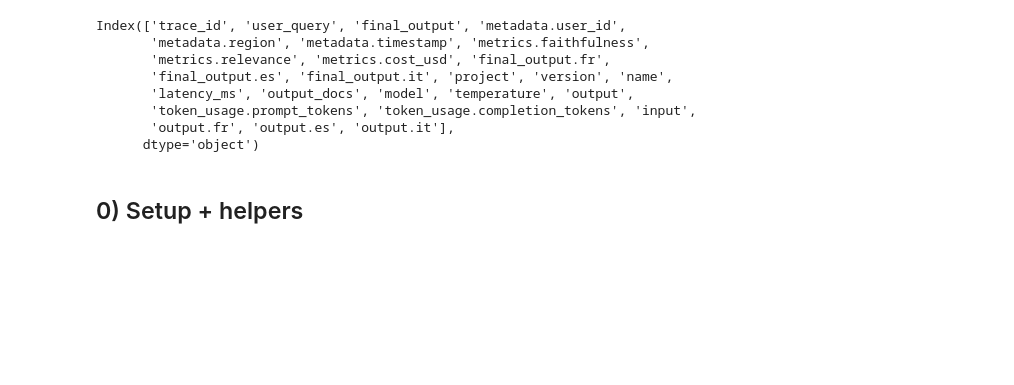
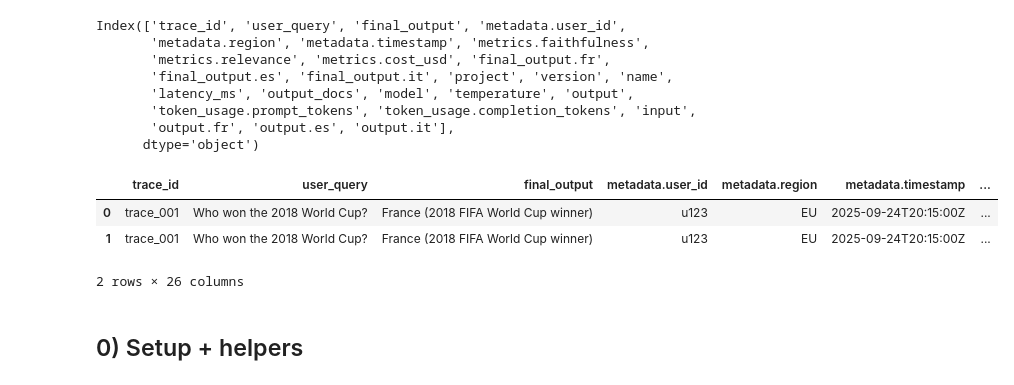
Before and after one commit to leotreguer/JSON_commands, a Jupyter notebook: JSON_debugger.ipynb, the cells around one changed output. Saved outputs shown, nothing was run; the diff lists cells and outputs as text; code cells hidden in the pictures; blank space fills up the shorter version.

```diff
--- a/JSON_debugger.ipynb
+++ b/JSON_debugger.ipynb
@@ -136,3 +136,30 @@ Index(['trace_id', 'user_query', 'final_output', 'metadata.user_id',
        'token_usage.prompt_tokens', 'token_usage.completion_tokens', 'input',
        'output.fr', 'output.es', 'output.it'],
       dtype='object')
+# %%
+
+
+# 1) Keep your original trace-level df
+input = steps_long.copy()
+column_to_handle = "output_docs"
+
+# 2) Coerce 'steps' to list (handles None or single dict)
+input[column_to_handle] = input[column_to_handle].apply(
+    lambda x: [] if x is None
+    else ([x] if isinstance(x, dict) else x)
+)
+
+# 3) One row per step
+output = (
+    input
+      .explode(column_to_handle)
+      .dropna(subset=[column_to_handle])
+      .reset_index(drop=True)      # <-- important for concat alignment
+)
+
+output.head()
+# %% [output]
+|  | trace_id | user_query | final_output | metadata.user_id | metadata.region | metadata.timestamp | ... |
+| 0 | trace_001 | Who won the 2018 World Cup? | France (2018 FIFA World Cup winner) | u123 | EU | 2025-09-24T20:15:00Z | ... |
+| 1 | trace_001 | Who won the 2018 World Cup? | France (2018 FIFA World Cup winner) | u123 | EU | 2025-09-24T20:15:00Z | ... |
+2 rows × 26 columns
```
Also changed, not shown: parts of 1 cell of this notebook.
